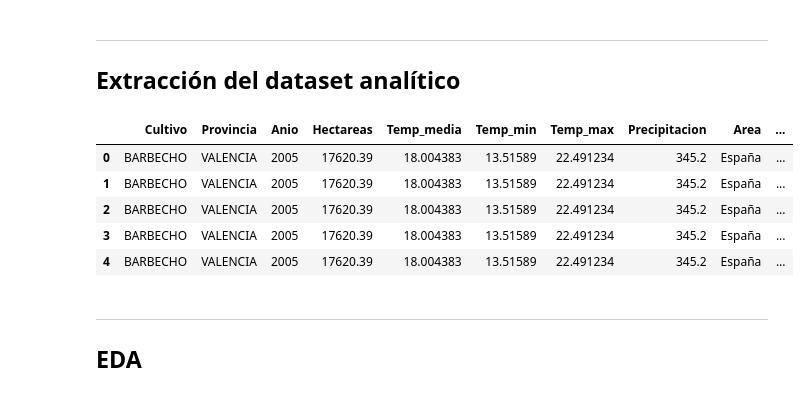
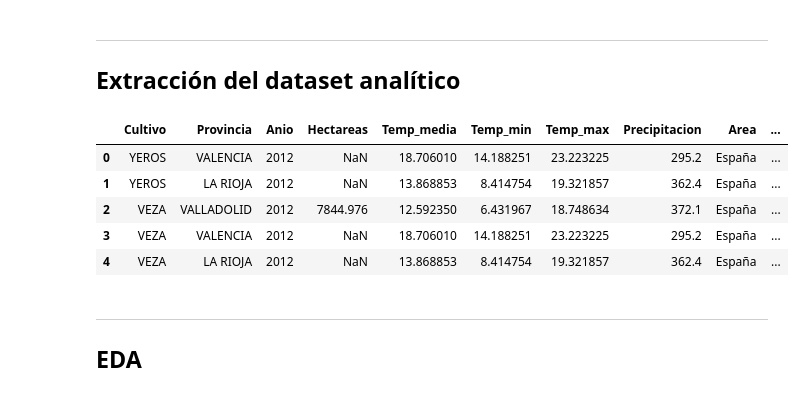
Before and after one commit to RosaSierr0609/Impacto-del-clima-en-la-agricultura-, a Jupyter notebook: 3. EDA.ipynb, the cells around one changed output. Cells and saved outputs as stored; diff of their text form; code cells hidden in the pictures.

```diff
--- a/3. EDA.ipynb
+++ b/3. EDA.ipynb
@@ -21,43 +21,46 @@ conn = mysql.connector.connect(**mysql_config)
 query = """
 SELECT
     e.Cultivo,
     e.Provincia,
     e.Anio,
     e.Hectareas,
     a.Temp_media,
     a.Temp_min,
     a.Temp_max,
     a.Precipitacion,
     f.Area,
     f.Producto,
     f.Elemento,
     f.Valor,
     n.PRECTOTCORR,
     n.T2M,
     n.T2M_MAX,
     n.T2M_MIN
 FROM ESYRCE e
 JOIN AEMET a
     ON e.Anio = a.anio
-    AND LOWER(e.Provincia) = LOWER(a.Provincia)
-JOIN NASA n
-    ON e.Anio = n.YEAR
-JOIN FAOSTAT f
-    ON e.Anio = f.Anio
+    AND (
+        (e.Provincia = 'VALLADOLID' AND a.Provincia = 'Valladolid') OR
+        (e.Provincia = 'LA RIOJA'   AND a.Provincia = 'Logroño') OR
+        (e.Provincia = 'JAEN'       AND a.Provincia = 'Jaén') OR
+        (e.Provincia = 'VALENCIA'   AND a.Provincia = 'Valencia')
+    )
+JOIN NASA n ON e.Anio = n.YEAR
+JOIN FAOSTAT f ON e.Anio = f.Anio
 WHERE e.Provincia IN ('VALLADOLID', 'LA RIOJA', 'JAEN', 'VALENCIA')
 """
 
 df_agric_clima = pd.read_sql(query, conn)
 conn.close()
 
 df_agric_clima.head()
 # %% [output]
 |  | Cultivo | Provincia | Anio | Hectareas | Temp_media | Temp_min | Temp_max | Precipitacion | Area | ... |
-| 0 | BARBECHO | VALENCIA | 2005 | 17620.39 | 18.004383 | 13.51589 | 22.491234 | 345.2 | España | ... |
-| 1 | BARBECHO | VALENCIA | 2005 | 17620.39 | 18.004383 | 13.51589 | 22.491234 | 345.2 | España | ... |
-| 2 | BARBECHO | VALENCIA | 2005 | 17620.39 | 18.004383 | 13.51589 | 22.491234 | 345.2 | España | ... |
-| 3 | BARBECHO | VALENCIA | 2005 | 17620.39 | 18.004383 | 13.51589 | 22.491234 | 345.2 | España | ... |
-| 4 | BARBECHO | VALENCIA | 2005 | 17620.39 | 18.004383 | 13.51589 | 22.491234 | 345.2 | España | ... |
+| 0 | YEROS | VALENCIA | 2012 | NaN | 18.706010 | 14.188251 | 23.223225 | 295.2 | España | ... |
+| 1 | YEROS | LA RIOJA | 2012 | NaN | 13.868853 | 8.414754 | 19.321857 | 362.4 | España | ... |
+| 2 | VEZA | VALLADOLID | 2012 | 7844.976 | 12.592350 | 6.431967 | 18.748634 | 372.1 | España | ... |
+| 3 | VEZA | VALENCIA | 2012 | NaN | 18.706010 | 14.188251 | 23.223225 | 295.2 | España | ... |
+| 4 | VEZA | LA RIOJA | 2012 | NaN | 13.868853 | 8.414754 | 19.321857 | 362.4 | España | ... |
 # %%
 df_agric_clima.to_parquet('dataset_analitico_parquet')
 df_agric_clima = pd.read_parquet('dataset_analitico_parquet')
```
Also changed, not shown: parts of 33 cells of this notebook, 3 other files.
